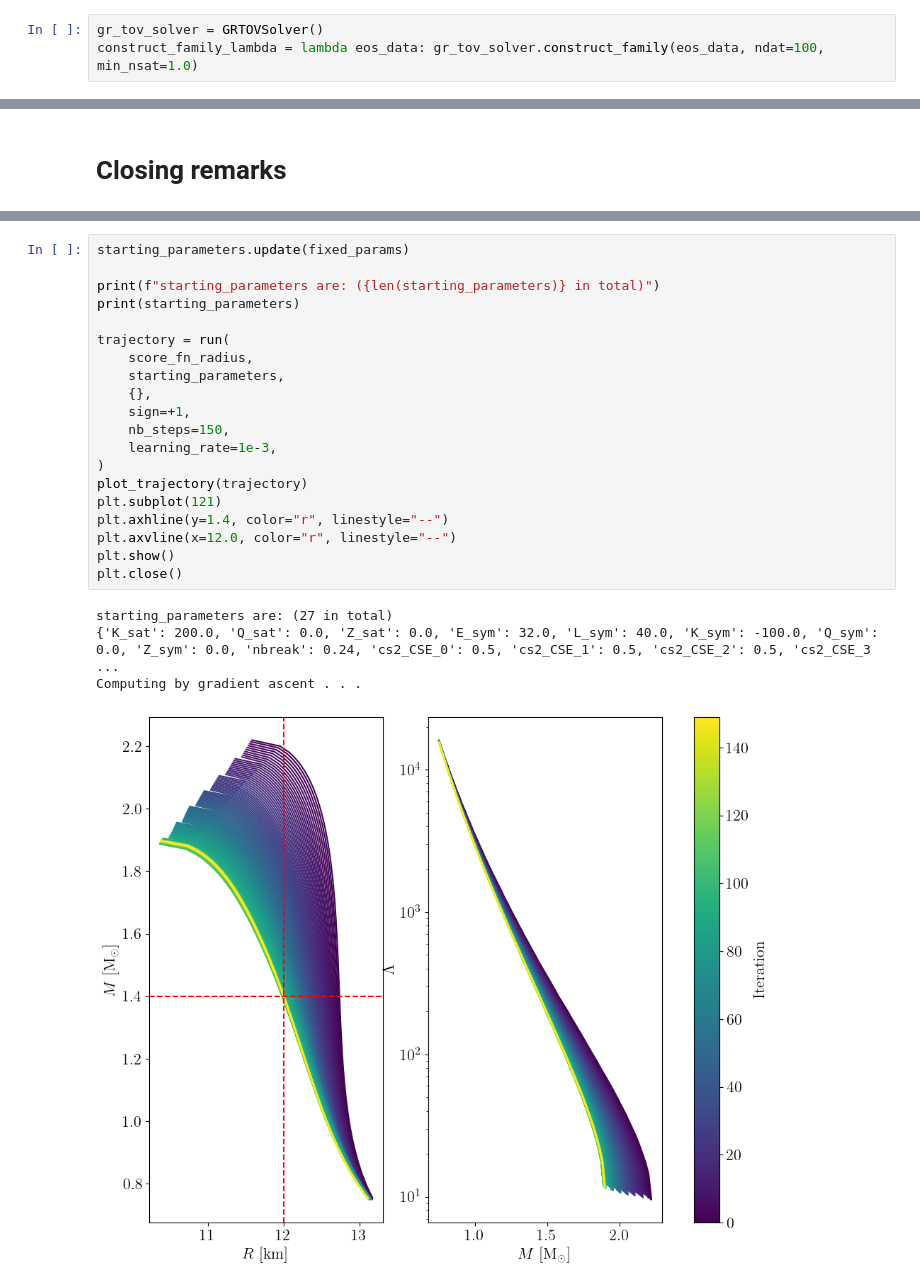
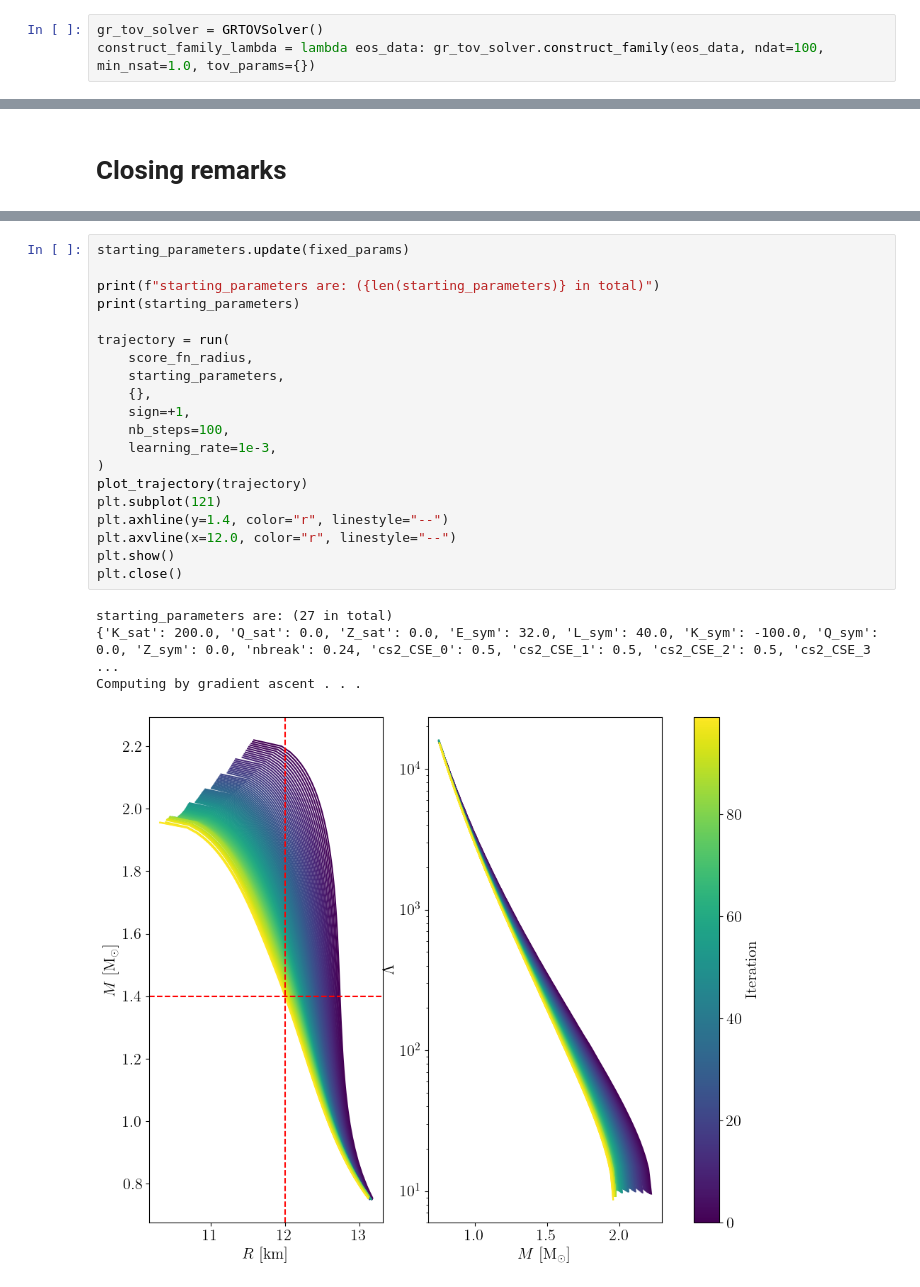
Before and after one commit to nuclear-multimessenger-astronomy/jester, a Jupyter notebook: docs/examples/eos_tov/automatic_differentiation.ipynb, the cells around one changed output, grey strips where cells are left out. Cells and saved outputs as stored; diff of their text form.

```diff
--- a/docs/examples/eos_tov/automatic_differentiation.ipynb
+++ b/docs/examples/eos_tov/automatic_differentiation.ipynb
@@ -45,7 +45,7 @@ eos = MetaModel_with_CSE_EOS_model(nmax_nsat=NMAX_NSAT, proton_fraction=0.05)
 We set up the TOV solver and a helper lambda that will be reused inside the transform function:
 # %%
 gr_tov_solver = GRTOVSolver()
-construct_family_lambda = lambda eos_data: gr_tov_solver.construct_family(eos_data, ndat=100, min_nsat=1.0)
+construct_family_lambda = lambda eos_data: gr_tov_solver.construct_family(eos_data, ndat=100, min_nsat=1.0, tov_params={})
 # %% [markdown]
 We define an auxiliary function that constructs the EOS and solves the TOV equations given a dictionary of parameters. `JAX` can differentiate functions that take dictionaries as arguments, which lets us compute gradients with respect to any EOS parameter. The function merges the varying parameters with any fixed parameters before passing the full set to `construct_eos`.
 # %%
@@ -447,25 +447,25 @@ Here, we have focused on an 18-dimensional parameter space for simplicity, but w
 # %%
 starting_parameters.update(fixed_params)
 
 print(f"starting_parameters are: ({len(starting_parameters)} in total)")
 print(starting_parameters)
 
 trajectory = run(
     score_fn_radius,
     starting_parameters,
     {},
     sign=+1,
-    nb_steps=150,
+    nb_steps=100,
     learning_rate=1e-3,
 )
 plot_trajectory(trajectory)
 plt.subplot(121)
 plt.axhline(y=1.4, color="r", linestyle="--")
 plt.axvline(x=12.0, color="r", linestyle="--")
 plt.show()
 plt.close()
 # %% [output]
 starting_parameters are: (27 in total)
 {'K_sat': 200.0, 'Q_sat': 0.0, 'Z_sat': 0.0, 'E_sym': 32.0, 'L_sym': 40.0, 'K_sym': -100.0, 'Q_sym': 0.0, 'Z_sym': 0.0, 'nbreak': 0.24, 'cs2_CSE_0': 0.5, 'cs2_CSE_1': 0.5, 'cs2_CSE_2': 0.5, 'cs2_CSE_3 ...
 Computing by gradient ascent . . .
-[figure, old version]
+[figure, new version]
```
Also changed, not shown: parts of 3 cells of this notebook, 2 other files.
